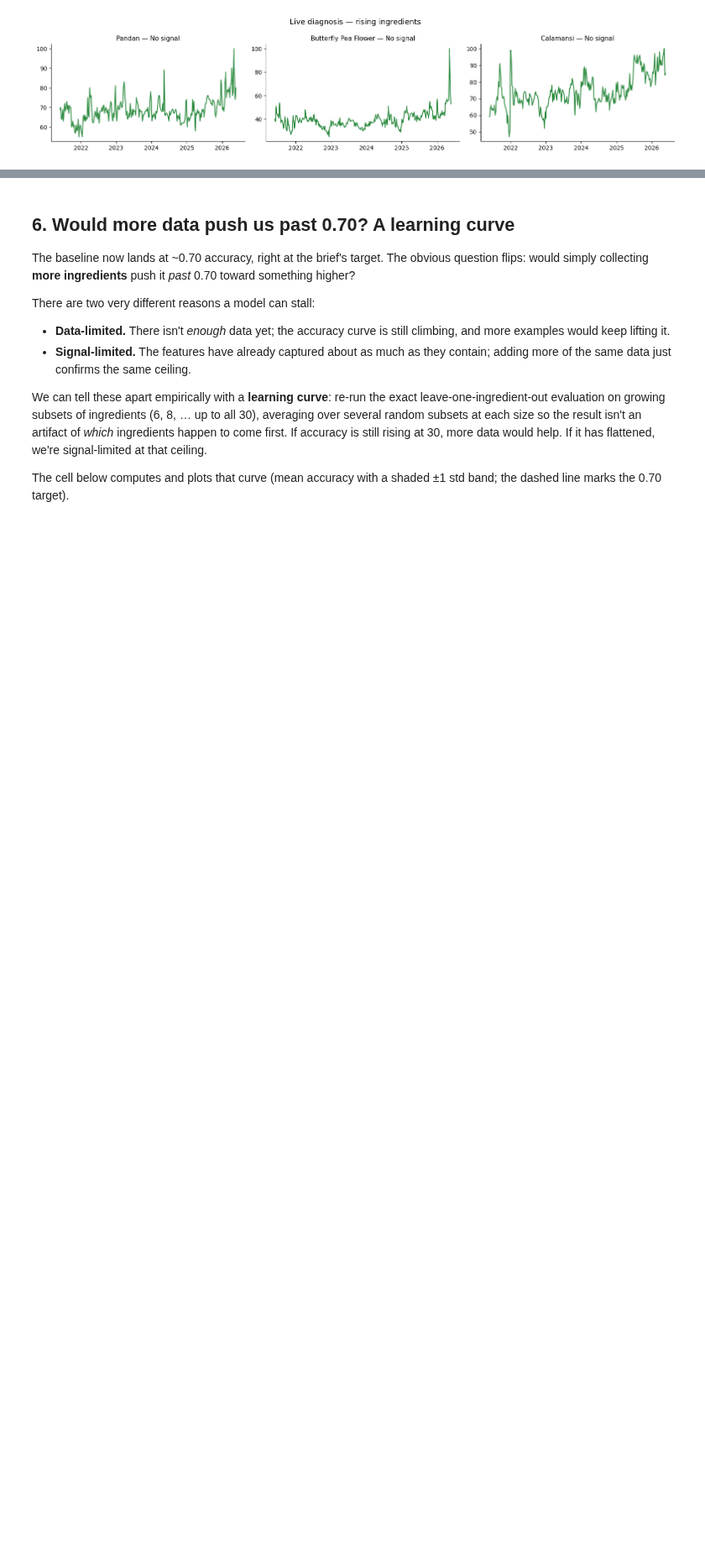
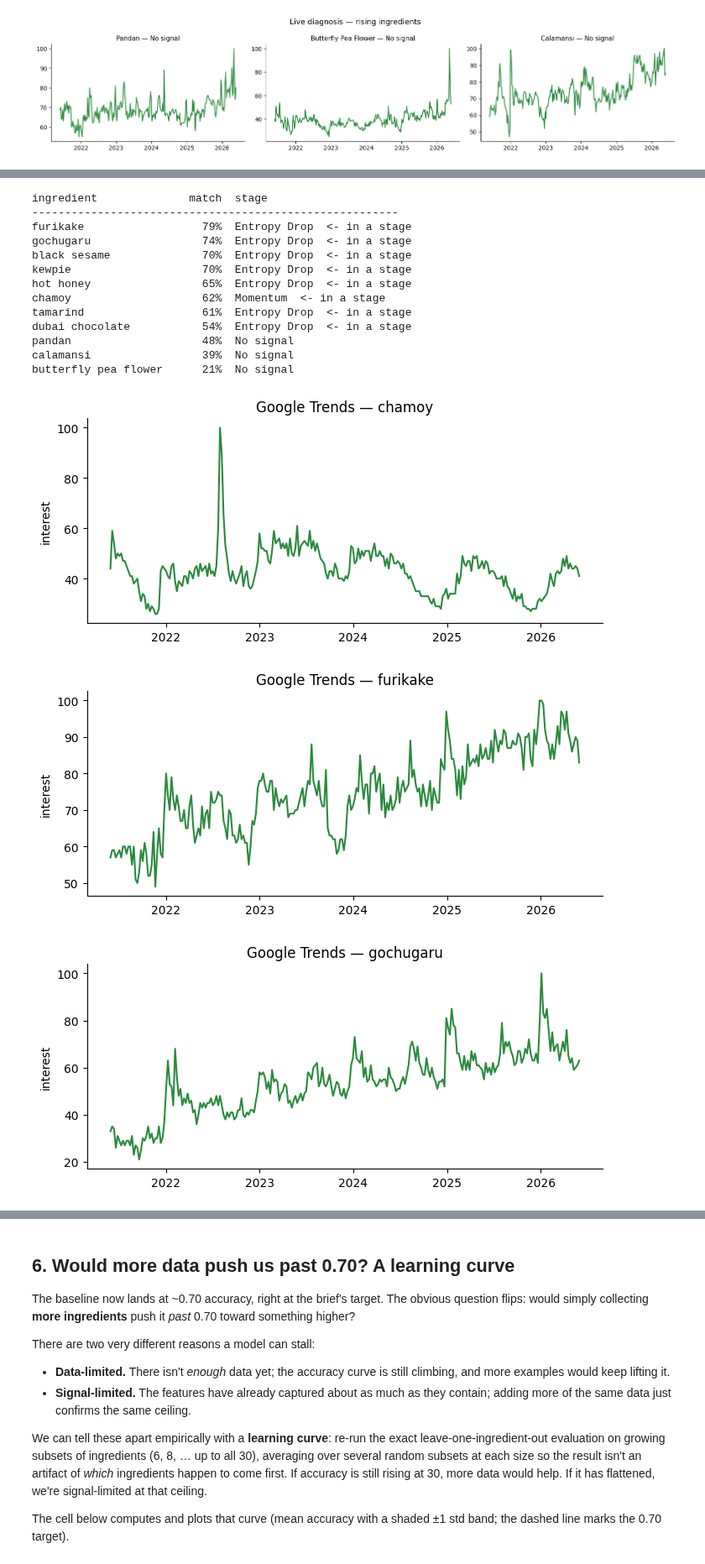
Before and after one commit to Par-python/nextonmenu, a Jupyter notebook: notebooks/analysis.ipynb, the cells around one changed output, grey strips where cells are left out. Shown at 84% size. Drawn from its saved outputs; the diff is of its cells as text; code cells hidden in the pictures; blank space fills up the shorter version.

```diff
--- a/notebooks/analysis.ipynb
+++ b/notebooks/analysis.ipynb
@@ -338,0 +360,50 @@ else:
+# %%
+# A wider scan: which currently-discussed ingredients actually reach a stage?
+# (cached for reproducibility; re-running fetches live and may shift a few points)
+scan = ['chamoy', 'furikake', 'gochugaru', 'black sesame', 'kewpie', 'hot honey',
+        'tamarind', 'dubai chocolate', 'pandan', 'calamansi', 'butterfly pea flower']
+
+staged = []
+for ing in scan:
+    try:
+        headline, rationale, prob, _ = diagnose(ing)
+        stage = headline.split('—')[-1].strip()
+        staged.append((prob, ing, stage, rationale))
+    except Exception as e:
+        print(f'{ing}: could not diagnose — {e}')
+
+staged.sort(reverse=True)
+print(f"{'ingredient':22s} {'match':>6s}  stage")
+print('-' * 56)
+for prob, ing, stage, _ in staged:
+    mark = '  <- in a stage' if prob >= 0.50 else ''
+    print(f'{ing:22s} {prob:>6.0%}  {stage}{mark}')
+
+# Plot the ones that cleared into a stage, with their verdict as the title.
+hits = [(p, i, s) for (p, i, s, _) in staged if p >= 0.50]
+if hits:
+    fig, axes = plt.subplots(1, len(hits), figsize=(4.0 * len(hits), 3.2), squeeze=False)
+    for ax, (prob, ing, stage) in zip(axes[0], hits):
+        s = fetch_interest_over_time(ing, timeframe='today 5-y', tag='demo')['value']
+        ax.plot(s.index, s.values, color='#2b8a3e')
+        ax.set_title(f'{ing}\n{stage} ({prob:.0%})', fontsize=10)
+    fig.suptitle('Ingredients currently in a lifecycle stage', fontsize=13)
+    fig.tight_layout()
+    plt.show()
+# %% [output]
+ingredient              match  stage
+--------------------------------------------------------
+furikake                  79%  Entropy Drop  <- in a stage
+gochugaru                 74%  Entropy Drop  <- in a stage
+black sesame              70%  Entropy Drop  <- in a stage
+kewpie                    70%  Entropy Drop  <- in a stage
+hot honey                 65%  Entropy Drop  <- in a stage
+chamoy                    62%  Momentum  <- in a stage
+tamarind                  61%  Entropy Drop  <- in a stage
+dubai chocolate           54%  Entropy Drop  <- in a stage
+pandan                    48%  No signal
+calamansi                 39%  No signal
+butterfly pea flower      21%  No signal
+[figure, added]
+[figure, added]
+[figure, added]
```
Also changed, not shown: parts of 2 cells of this notebook.
